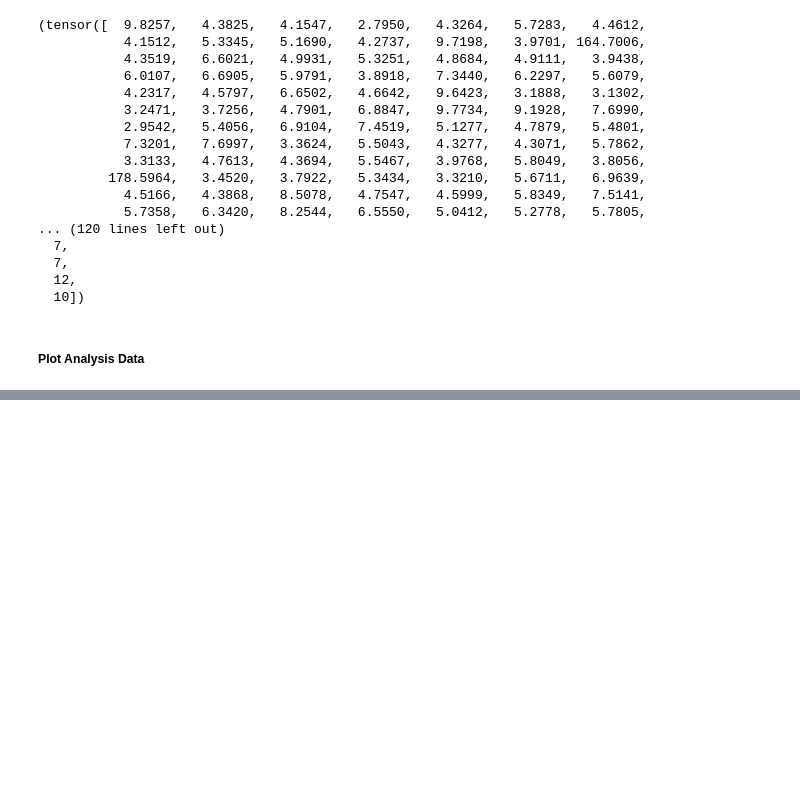
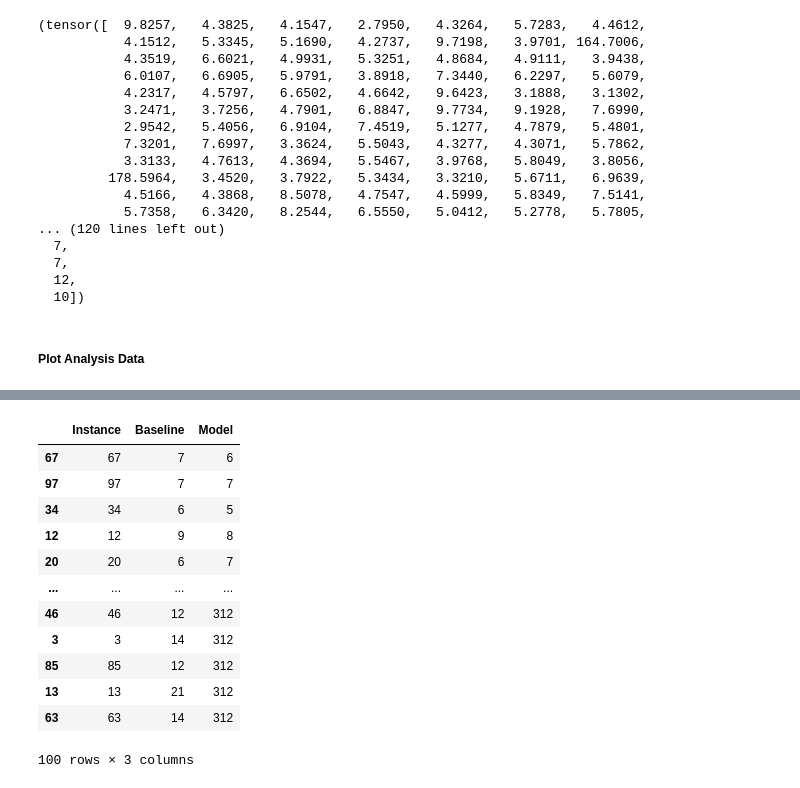
Before and after one commit to kfragkedaki/Master_Thesis, a Jupyter notebook: src/notebooks/basic_algorithm.ipynb, the cells around one changed output, grey strips where cells are left out. Drawn from its saved outputs; the diff is of its cells as text; code cells hidden in the pictures; blank space fills up the shorter version.

```diff
--- a/src/notebooks/basic_algorithm.ipynb
+++ b/src/notebooks/basic_algorithm.ipynb
@@ -490,0 +544,16 @@ plt.show()
+# %%
+df_times
+# %% [output]
+|  | Instance | Baseline | Model |
+| 67 | 67 | 7 | 6 |
+| 97 | 97 | 7 | 7 |
+| 34 | 34 | 6 | 5 |
+| 12 | 12 | 9 | 8 |
+| 20 | 20 | 6 | 7 |
+| ... | ... | ... | ... |
+| 46 | 46 | 12 | 312 |
+| 3 | 3 | 14 | 312 |
+| 85 | 85 | 12 | 312 |
+| 13 | 13 | 21 | 312 |
+| 63 | 63 | 14 | 312 |
+100 rows × 3 columns
```
Also changed, not shown: parts of 5 cells of this notebook, 1 other file.
